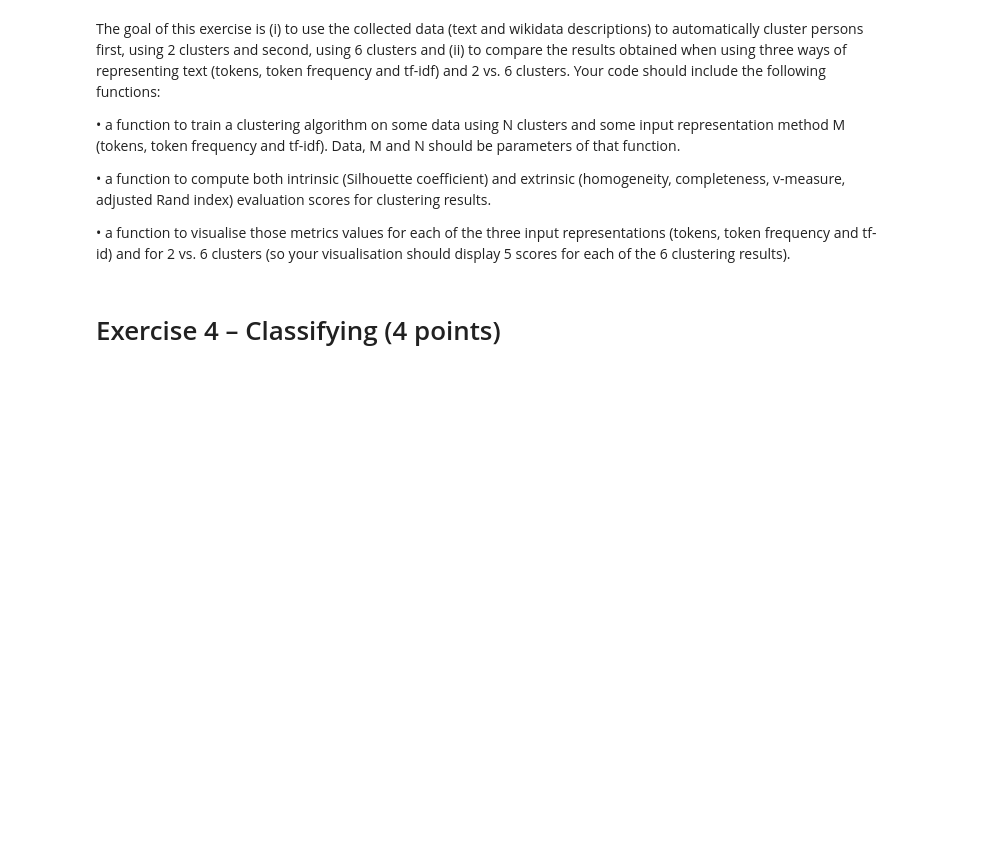
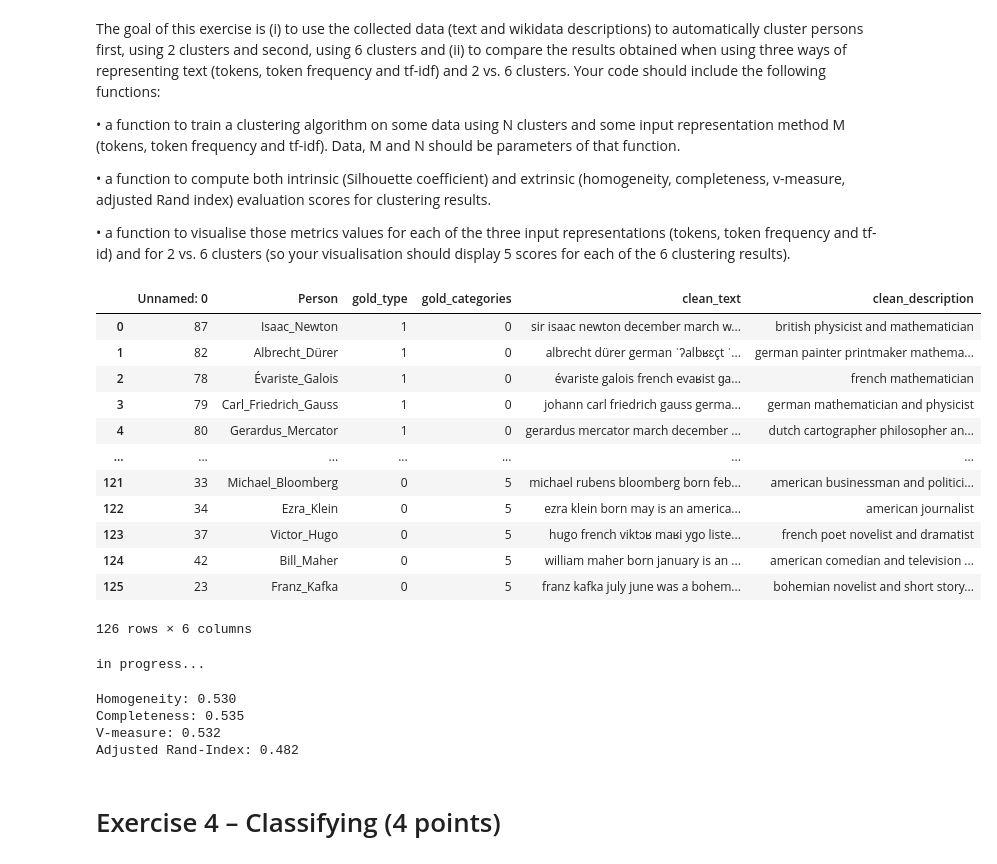
Before and after one commit to Puthineath/DS_final, a Jupyter notebook: Final Project.ipynb, the cells around one changed output. Drawn from its saved outputs; the diff is of its cells as text; code cells hidden in the pictures; blank space fills up the shorter version.

```diff
--- a/Final Project.ipynb
+++ b/Final Project.ipynb
@@ -851,3 +910,20 @@ Your code should include the following functions:
 • a function to compute both intrinsic (Silhouette coefficient) and extrinsic (homogeneity, completeness, v-measure, adjusted Rand index) evaluation scores for clustering results.
 
 • a function to visualise those metrics values for each of the three input representations (tokens, token frequency and tf-id) and for 2 vs. 6 clusters (so your visualisation should display 5 scores for each of the 6 clustering results).
+# %%
+new_df = pd.read_excel("temp_data_ex3.xlsx")
+new_df
+# %% [output]
+|  | Unnamed: 0 | Person | gold_type | gold_categories | clean_text | clean_description |
+| 0 | 87 | Isaac_Newton | 1 | 0 | sir isaac newton december march w... | british physicist and mathematician |
+| 1 | 82 | Albrecht_Dürer | 1 | 0 | albrecht dürer german ˈʔalbʁɛçt ˈ... | german painter printmaker mathema... |
+| 2 | 78 | Évariste_Galois | 1 | 0 | évariste galois french evaʁist ɡa... | french mathematician |
+| 3 | 79 | Carl_Friedrich_Gauss | 1 | 0 | johann carl friedrich gauss germa... | german mathematician and physicist |
+| 4 | 80 | Gerardus_Mercator | 1 | 0 | gerardus mercator march december ... | dutch cartographer philosopher an... |
+| ... | ... | ... | ... | ... | ... | ... |
+| 121 | 33 | Michael_Bloomberg | 0 | 5 | michael rubens bloomberg born feb... | american businessman and politici... |
+| 122 | 34 | Ezra_Klein | 0 | 5 | ezra klein born may is an america... | american journalist |
+| 123 | 37 | Victor_Hugo | 0 | 5 | hugo french viktɔʁ maʁi yɡo liste... | french poet novelist and dramatist |
+| 124 | 42 | Bill_Maher | 0 | 5 | william maher born january is an ... | american comedian and television ... |
+| 125 | 23 | Franz_Kafka | 0 | 5 | franz kafka july june was a bohem... | bohemian novelist and short story... |
+126 rows × 6 columns
@@ -854,9 +934,61 @@ Your code should include the following functions:
 # %%
+import nltk
+from nltk import word_tokenize
+from sklearn.cluster import MiniBatchKMeans
+from sklearn.feature_extraction.text import TfidfVectorizer
+from sklearn.cluster import KMeans
 # N clusters
 # M method (tokens, token frequency and tf-idf)
-def clustering(data,method,num_clus):
+# method =
+# def clustering(data,method,num_clus):
+def clustering(data,N,method = 'tf_idf'):
+    if method == 'tf_idf':
+
+        #Create a TFIDF vectorizer to convert convert words to vectors
+        tfidf_vectorizer = TfidfVectorizer(max_features=8000, use_idf=True,stop_words='english', tokenizer=nltk.word_tokenize)
+        # Apply the vectorizer to the input texts (X)
+        tfidf_matrix = tfidf_vectorizer.fit_transform(data)
+        # Create a KMeans clustering model
+        km = KMeans(n_clusters=N, init='k-means++', max_iter=300, n_init=7, verbose=0, random_state=3425)
+        # Apply the clustering model on the tf-idf matrix (the features)
+        km.fit(tfidf_matrix)
+        pred = km.labels_
+        new_df['predicted'] = pred
+        return new_df
+
+    elif method == 'tokens':
+        print('in progress...')
+
+    elif method == 'token_frequency':
+        print('in progress...')
+
+    else:
+        print('error')
 
 
-def clustering_evaluation():
-
-def clustering visualization():
+cluster = clustering(X,6,'token_frequency')
+cluster
+# %% [output]
+in progress...
+# %%
+from sklearn import metrics
+
+# labels = cluster['gold_categories']
+def clustering_evaluation(labels,predicted):
+#     labels = gold
+    #print(labels)
+    #print(km.labels_)
+    print("Homogeneity: %0.3f" % metrics.homogeneity_score(labels, predicted))
+    print("Completeness: %0.3f" % metrics.completeness_score(labels, predicted))
+    print("V-measure: %0.3f" % metrics.v_measure_score(labels, predicted))
+    print("Adjusted Rand-Index: %.3f"
+          % metrics.adjusted_rand_score(labels, predicted))
+#     print("Silhouette Coefficient: %0.3f"
+#           % metrics.silhouette_score(tfidf_matrix, predicted, sample_size=1000))
+
+clustering_evaluation(cluster['gold_categories'],cluster['predicted'])
+# %% [output]
+Homogeneity: 0.530
+Completeness: 0.535
+V-measure: 0.532
+Adjusted Rand-Index: 0.482
```
Also changed, not shown: parts of 10 cells of this notebook, 1 other file.
